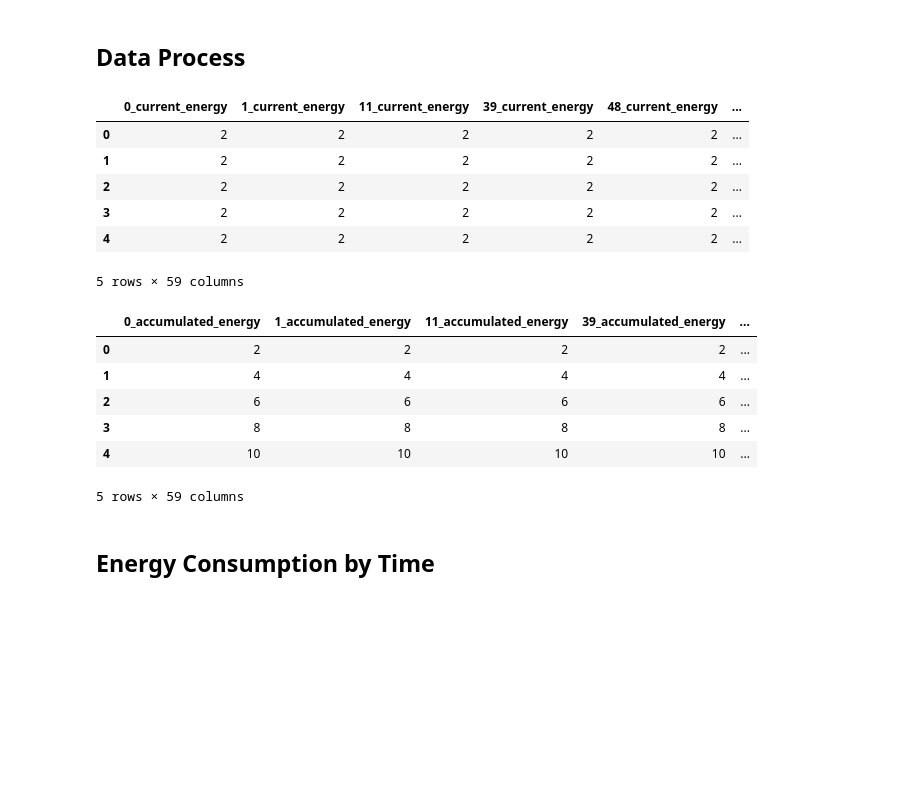
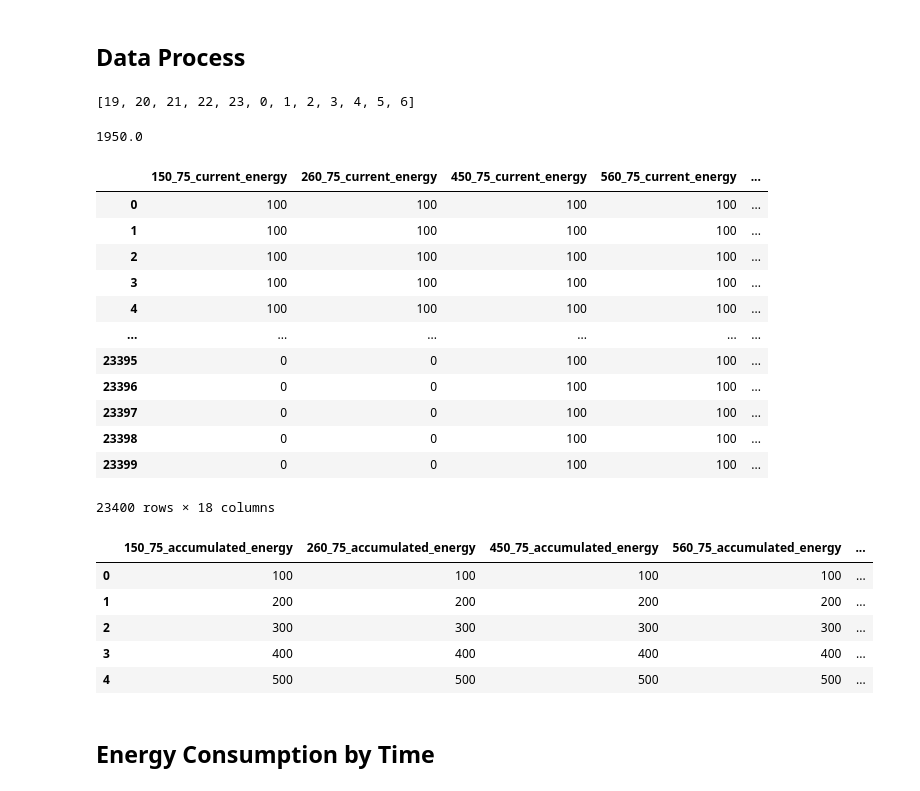
Before and after one commit to martalech/traffic_lights_simulation, a Jupyter notebook: data_process.ipynb, the cells around one changed output. Drawn from its saved outputs; the diff is of its cells as text; code cells hidden in the pictures; blank space fills up the shorter version.

```diff
--- a/data_process.ipynb
+++ b/data_process.ipynb
@@ -4,9 +4,10 @@ import plotly.express as px
 import plotly.graph_objects as go
 import seaborn as sns
 # %%
-overall_path = "./data/experiment_demo/overall.csv"
-current_path = "./data/experiment_demo/current_energy.csv"
-accumulated_path = "./data/experiment_demo/accumulated_energy.csv"
+overall_path = "./data/simplelight_gui_20221128_155239/overall.csv"
+current_path = "./data/simplelight_gui_20221128_155239/current_energy.csv"
+anxiety_path = "./data/simplelight_gui_20221128_155239/anxiety.csv"
+accumulated_path = "./data/simplelight_gui_20221128_155239/accumulated_energy.csv"
 # %% [markdown]
 ## Read Data
 # %%
@@ -44,36 +46,54 @@ accumulated.head()
 5 rows × 57 columns
 # %% [markdown]
 ## Data Process
+# %%
+time = [t for t in range(19,24)]+[t for t in range(0,7)]
+time
+# %% [output]
+[19, 20, 21, 22, 23, 0, 1, 2, 3, 4, 5, 6]
+# %%
+current.shape[0]/len(time)
+# %% [output]
+1950.0
 # %%
 current_sum=[]
 for i in range(len(current)):
     current_sum.append(current.iloc[i,:].sum())
-current['time'] = [i for i in range(len(current))]
+time_list = [i//(current.shape[0]/len(time))+time[0] for i in range(len(current))]
+time_list = [x if x<=24 else x-24 for x in time_list]
+current['time'] = time_list
 current['sum'] = current_sum
-current.head()
+current
 # %% [output]
-|  | 0_current_energy | 1_current_energy | 11_current_energy | 39_current_energy | 48_current_energy | ... |
-| 0 | 2 | 2 | 2 | 2 | 2 | ... |
-| 1 | 2 | 2 | 2 | 2 | 2 | ... |
-| 2 | 2 | 2 | 2 | 2 | 2 | ... |
-| 3 | 2 | 2 | 2 | 2 | 2 | ... |
-| 4 | 2 | 2 | 2 | 2 | 2 | ... |
+|  | 150_75_current_energy | 260_75_current_energy | 450_75_current_energy | 560_75_current_energy | ... |
+| 0 | 100 | 100 | 100 | 100 | ... |
+| 1 | 100 | 100 | 100 | 100 | ... |
+| 2 | 100 | 100 | 100 | 100 | ... |
+| 3 | 100 | 100 | 100 | 100 | ... |
+| 4 | 100 | 100 | 100 | 100 | ... |
+| ... | ... | ... | ... | ... | ... |
+| 23395 | 0 | 0 | 100 | 100 | ... |
+| 23396 | 0 | 0 | 100 | 100 | ... |
+| 23397 | 0 | 0 | 100 | 100 | ... |
+| 23398 | 0 | 0 | 100 | 100 | ... |
+| 23399 | 0 | 0 | 100 | 100 | ... |
-5 rows × 59 columns
+23400 rows × 18 columns
 # %%
 accumulated_sum=[]
 for i in range(len(accumulated)):
     accumulated_sum.append(accumulated.iloc[i,:].sum())
-accumulated['time'] = [i for i in range(len(accumulated))]
+time_list = [i//(accumulated.shape[0]/len(time))+time[0] for i in range(len(accumulated))]
+time_list = [x if x<=24 else x-24 for x in time_list]
+accumulated['time'] = time_list
 accumulated['sum'] = accumulated_sum
 accumulated.head()
 # %% [output]
-|  | 0_accumulated_energy | 1_accumulated_energy | 11_accumulated_energy | 39_accumulated_energy | ... |
-| 0 | 2 | 2 | 2 | 2 | ... |
-| 1 | 4 | 4 | 4 | 4 | ... |
-| 2 | 6 | 6 | 6 | 6 | ... |
-| 3 | 8 | 8 | 8 | 8 | ... |
-| 4 | 10 | 10 | 10 | 10 | ... |
+|  | 150_75_accumulated_energy | 260_75_accumulated_energy | 450_75_accumulated_energy | 560_75_accumulated_energy | ... |
+| 0 | 100 | 100 | 100 | 100 | ... |
+| 1 | 200 | 200 | 200 | 200 | ... |
+| 2 | 300 | 300 | 300 | 300 | ... |
+| 3 | 400 | 400 | 400 | 400 | ... |
+| 4 | 500 | 500 | 500 | 500 | ... |
-5 rows × 59 columns
 # %% [markdown]
 ## Energy Consumption by Time
 # %%
```
Also changed, not shown: parts of 3 cells of this notebook, 9 other files.
